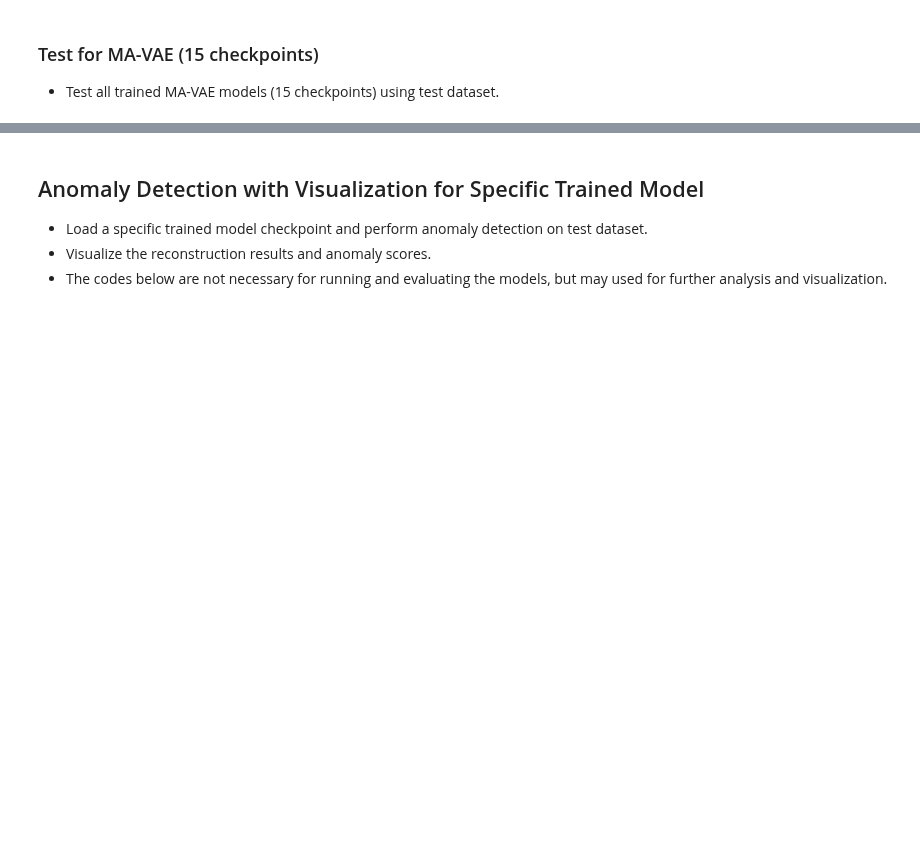
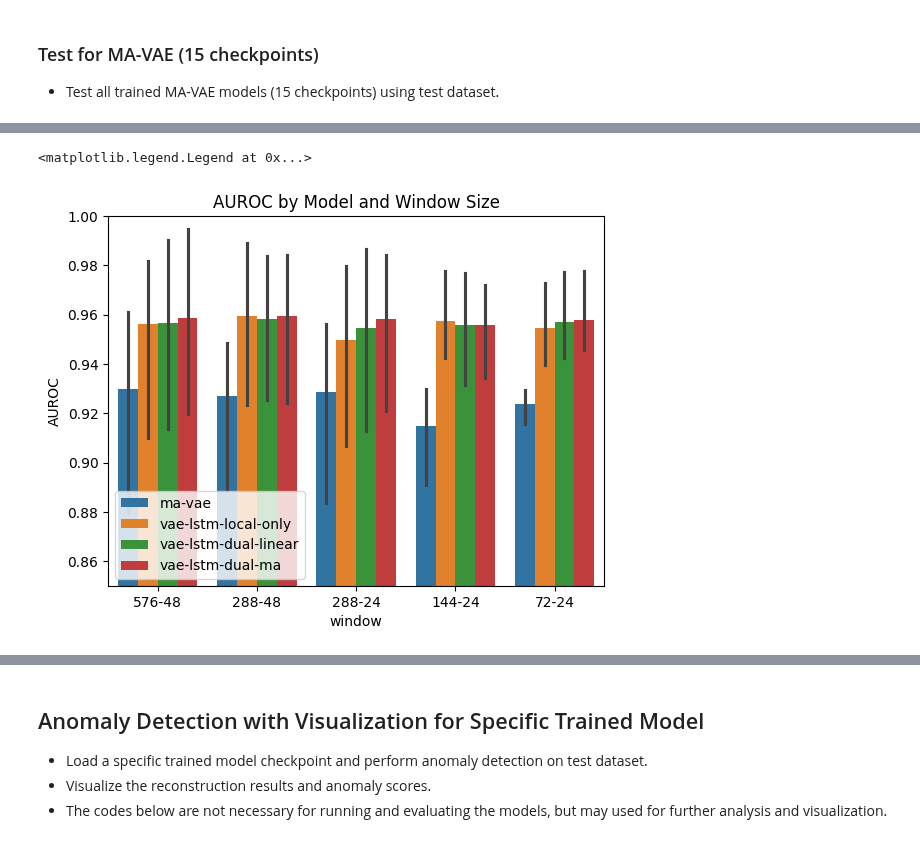
Before and after one commit to peunsu/wesad_stress_detection, a Jupyter notebook: dual-branch-vae-lstm/anomaly_detection.ipynb, the cells around one changed output, grey strips where cells are left out. Drawn from its saved outputs; the diff is of its cells as text; code cells hidden in the pictures; blank space fills up the shorter version.

```diff
--- a/dual-branch-vae-lstm/anomaly_detection.ipynb
+++ b/dual-branch-vae-lstm/anomaly_detection.ipynb
@@ -692,0 +804,8 @@ for exp_name, window_size, fold_id in tqdm(grid_prod, desc="Experiments"):
+# %%
+sns.barplot(data=result_df, x='window', y='AUROC', hue='model', hue_order=['ma-vae', 'vae-lstm-local-only', 'vae-lstm-dual-linear', 'vae-lstm-dual-ma'])
+plt.title('AUROC by Model and Window Size')
+plt.ylim(0.85, 1.00)
+plt.legend(loc='lower left')
+# %% [output]
+<matplotlib.legend.Legend at 0x...>
+[figure, added]
```
Also changed, not shown: parts of 13 cells of this notebook, 2 other files.
